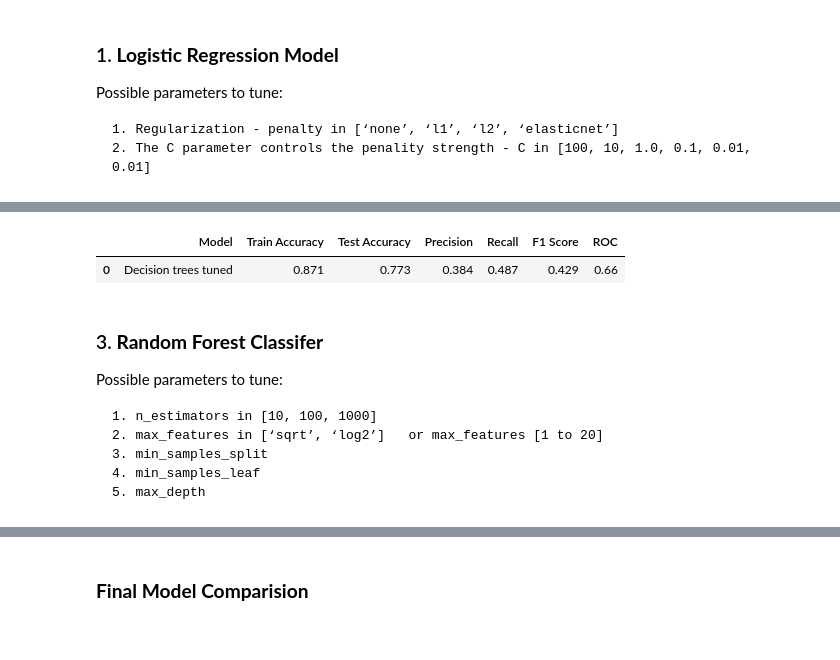
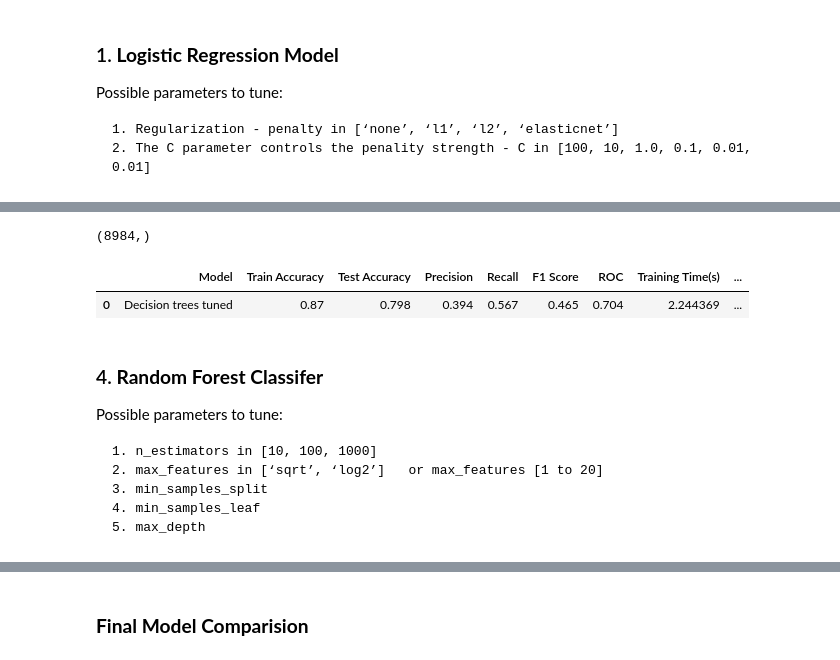
Before and after one commit to sebastianbirk/datascience-bootcamp, a Jupyter notebook: content/05_supervised_machine_learning/Classification_Part3_Hyperparameter tuning.ipynb, the cells around one changed output, grey strips where cells are left out. Cells and saved outputs as stored; diff of their text form; code cells hidden in the pictures.

```diff
--- a/content/05_supervised_machine_learning/Classification_Part3_Hyperparameter tuning.ipynb
+++ b/content/05_supervised_machine_learning/Classification_Part3_Hyperparameter tuning.ipynb
@@ -43,3 +71,7 @@ print(x_smote.shape,x_test.shape,y_smote.shape,y_test.shape)
+# %%
+#To fix DataConversionWarning
+y_smote = y_smote.values.ravel()
+y_test = y_test.values.ravel()
 # %% [markdown]
 ##### Cross-Validation:
 
@@ -64,12 +96,13 @@ Possible parameters to tune:
     2. The C parameter controls the penality strength - C in [100, 10, 1.0, 0.1, 0.01, 0.01]
 # %%
 # Identifying Grid Hyperparameters to train Logistic regression model
-param_dict = {'penalty': ['l1','l2', 'elasticnet'],
-              'max_iter' : [50, 100, 500, 1000],
+param_distributions = {'penalty': ['l1','l2', 'elasticnet'],
               'C' : [0.001, 0.1, 0.5, 0.75, 1, 10]}
 
-logi = LogisticRegression()
+start = time.time()
+logi = LogisticRegression(max_iter=400)
 
-logi_grid = GridSearchCV(logi,param_dict, cv=5, n_jobs=-1)
+logi_grid = RandomizedSearchCV(logi,param_distributions, n_jobs=-1, random_state=0, cv=5, verbose=1)
 logi_grid.fit(x_smote,y_smote)
+stop = time.time()
 # %% [output]
@@ -107,0 +152,11 @@ results
+# %%
+# Identifying Grid Hyperparameters to train Logistic regression model
+param_distributions = {'leaf_size': list(range(1,50)),
+              'n_neighbors' : list(range(1,30))}
+
+start = time.time()
+knn = KNeighborsClassifier()
+
+knn_grid = RandomizedSearchCV(knn, param_distributions, n_jobs=-1, random_state=0, cv=5, verbose=1)
+knn_grid.fit(x_smote,y_smote)
+stop = time.time()
@@ -117,17 +208,17 @@ Possible parameters to tune:
     5. max_leaf_nodes
 # %%
 # Identifying Grid Hyperparameters to train the model
-param_dict = {'max_depth': [5, 10, 30, 50],
-              'min_samples_split': [2, 5, 10, 15],
+param_distributions = {'max_depth': [5, 10, 30, 50],
+#              'min_samples_split': [2, 5, 10, 15],
               'min_samples_leaf': [2, 5, 10, 20],
                'max_features' : [2, 5, 10, 30]}
 
+start = time.time()
 # Create an instance of the decision tree
 dtc = DecisionTreeClassifier()
 
 # Grid search
-dtc_grid = GridSearchCV(estimator=dtc,
-                       param_grid = param_dict,
-                       cv = 5, verbose=3, n_jobs = -1, scoring='roc_auc')
+dtc_grid = RandomizedSearchCV(dtc, param_distributions, n_jobs=-1, random_state=0, cv=5, verbose=1)
 dtc_grid.fit(x_smote, y_smote)
+stop = time.time()
 # %% [output]
@@ -154,20 +239,31 @@ DecisionTreeClassifier(max_depth=50, max_features=10, min_samples_leaf=20)
+# %%
+y_test.shape
+# %% [output]
+(8984,)
 # %%
 #getting all scores for Decision trees
 dtc_acctr = round(accuracy_score(y_train_pred_dtc_grid,y_smote), 3)
 dtc_acc = round(accuracy_score(y_pred_dtc_grid,y_test), 3)
 dtc_prec = round(precision_score(y_pred_dtc_grid,y_test), 3)
 dtc_rec = round(recall_score(y_pred_dtc_grid,y_test), 3)
 dtc_f1 = round(f1_score(y_pred_dtc_grid,y_test), 3)
 dtc_roc = round(roc_auc_score(y_pred_dtc_grid,y_test), 3)
 
-results = pd.DataFrame([['Decision trees tuned', dtc_acctr, dtc_acc, dtc_prec, dtc_rec, dtc_f1, dtc_roc]],
-               columns = ['Model', 'Train Accuracy', 'Test Accuracy', 'Precision', 'Recall', 'F1 Score','ROC'])
+#Feature Importance
+imp_ft = pd.DataFrame(data={'Attribute': x_smote.columns, 'Importance': dtc_optimal_model.feature_importances_}).sort_values(by='Importance', ascending=False)
+dtc_feat = np.array(imp_ft['Attribute'][:3:])
+
+#Training time calculation
+dtc_time=stop-start
+
+results = pd.DataFrame([['Decision trees tuned', dtc_acctr, dtc_acc, dtc_prec, dtc_rec, dtc_f1 , dtc_roc, dtc_time, dtc_feat ]],
+               columns = ['Model', 'Train Accuracy', 'Test Accuracy', 'Precision', 'Recall', 'F1 Score','ROC', 'Training Time(s)','Important Features'])
 results
 # %% [output]
-|  | Model | Train Accuracy | Test Accuracy | Precision | Recall | F1 Score | ROC |
-| 0 | Decision trees tuned | 0.871 | 0.773 | 0.384 | 0.487 | 0.429 | 0.66 |
+|  | Model | Train Accuracy | Test Accuracy | Precision | Recall | F1 Score | ROC | Training Time(s) | ... |
+| 0 | Decision trees tuned | 0.87 | 0.798 | 0.394 | 0.567 | 0.465 | 0.704 | 2.244369 | ... |
 # %% [markdown]
-### 3. **Random Forest Classifer**
+### 4. **Random Forest Classifer**
 
 
 Possible parameters to tune:
```
Also changed, not shown: parts of 36 cells of this notebook.
